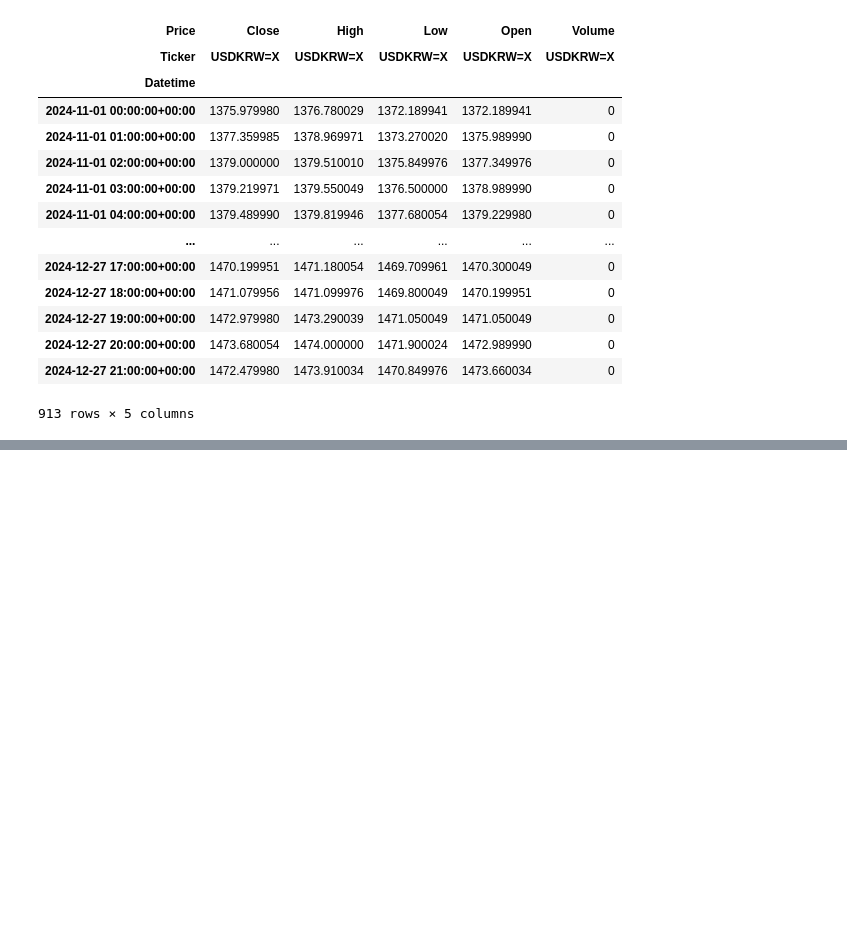
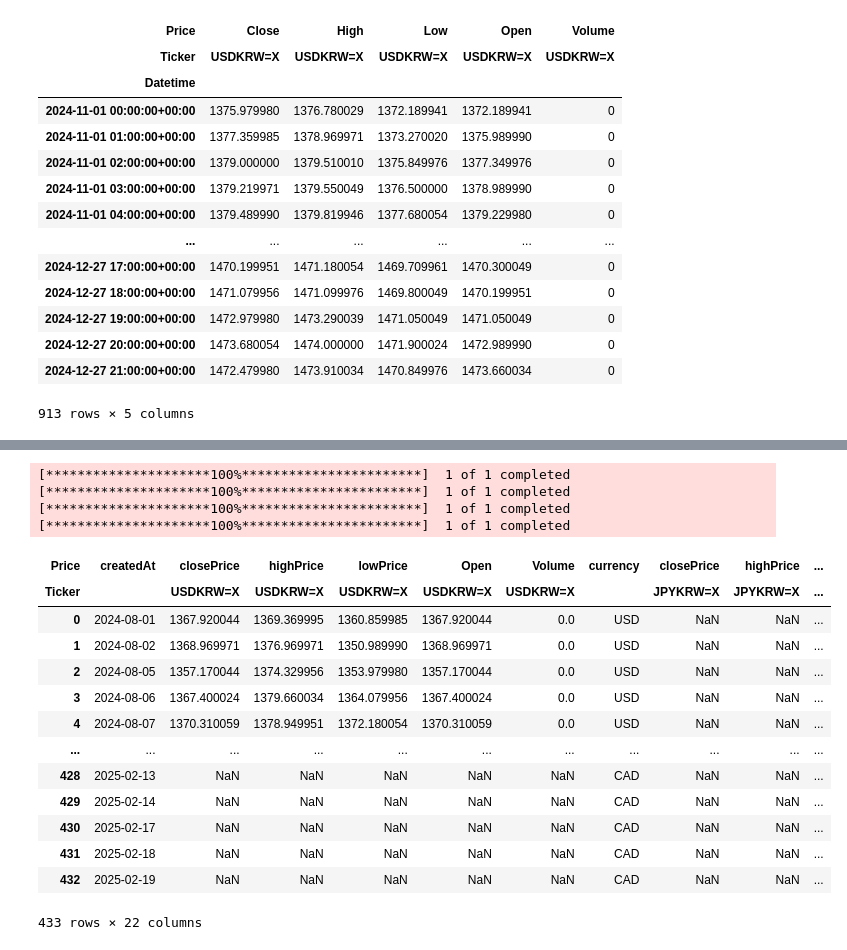
Before and after one commit to PlutoJoshua/profit_analysis, a Jupyter notebook: test.ipynb, the cells around one changed output, grey strips where cells are left out. Saved outputs shown, nothing was run; the diff lists cells and outputs as text; code cells hidden in the pictures; blank space fills up the shorter version.

Commit message:
data cleansing

```diff
--- a/test.ipynb
+++ b/test.ipynb
@@ -804,0 +882,50 @@ YF.download() has changed argument auto_adjust default to True
+# %%
+def load_yahoo_data(currencies, start_date, end_date):
+    """
+    야후 파이낸스에서 통화 데이터를 다운로드합니다.
+    """
+    data_frames = []
+    for currency in currencies:
+        # 통화 코드 형식: "USDKRW=X", "JPYKRW=X" 등의 형태로 설정
+        ticker = f'{currency}KRW=X'
+        df = yf.download(ticker, start=start_date, end=end_date)
+        df['currency'] = currency
+        df.reset_index(inplace=True)
+        df.rename(columns={
+            'Date': 'createdAt',
+            'High': 'highPrice',
+            'Low': 'lowPrice',
+            'Close': 'closePrice'
+        }, inplace=True)
+        data_frames.append(df)
+    return pd.concat(data_frames, ignore_index=True)
+# %%
+import pandas as pd
+available_currencies = ['USD', 'JPY', 'CNY', 'CAD']
+# 설정: 2024-08 ~ 2025-02
+start_date = '2024-08-01'
+end_date = '2025-02-28'
+# 야후 파이낸스 데이터 로드
+final_df = load_yahoo_data(available_currencies, start_date, end_date)
+# %% [output]
+[*********************100%***********************]  1 of 1 completed
+[*********************100%***********************]  1 of 1 completed
+[*********************100%***********************]  1 of 1 completed
+[*********************100%***********************]  1 of 1 completed
+# %%
+final_df
+# %% [output]
+| Price | createdAt | closePrice | highPrice | lowPrice | Open | Volume | currency | closePrice | highPrice | ... |
+| Ticker |  | USDKRW=X | USDKRW=X | USDKRW=X | USDKRW=X | USDKRW=X |  | JPYKRW=X | JPYKRW=X | ... |
+| 0 | 2024-08-01 | 1367.920044 | 1369.369995 | 1360.859985 | 1367.920044 | 0.0 | USD | NaN | NaN | ... |
+| 1 | 2024-08-02 | 1368.969971 | 1376.969971 | 1350.989990 | 1368.969971 | 0.0 | USD | NaN | NaN | ... |
+| 2 | 2024-08-05 | 1357.170044 | 1374.329956 | 1353.979980 | 1357.170044 | 0.0 | USD | NaN | NaN | ... |
+| 3 | 2024-08-06 | 1367.400024 | 1379.660034 | 1364.079956 | 1367.400024 | 0.0 | USD | NaN | NaN | ... |
+| 4 | 2024-08-07 | 1370.310059 | 1378.949951 | 1372.180054 | 1370.310059 | 0.0 | USD | NaN | NaN | ... |
+| ... | ... | ... | ... | ... | ... | ... | ... | ... | ... | ... |
+| 428 | 2025-02-13 | NaN | NaN | NaN | NaN | NaN | CAD | NaN | NaN | ... |
+| 429 | 2025-02-14 | NaN | NaN | NaN | NaN | NaN | CAD | NaN | NaN | ... |
+| 430 | 2025-02-17 | NaN | NaN | NaN | NaN | NaN | CAD | NaN | NaN | ... |
+| 431 | 2025-02-18 | NaN | NaN | NaN | NaN | NaN | CAD | NaN | NaN | ... |
+| 432 | 2025-02-19 | NaN | NaN | NaN | NaN | NaN | CAD | NaN | NaN | ... |
+433 rows × 22 columns
```
Also changed, not shown: parts of 6 cells of this notebook, 1 other file.
